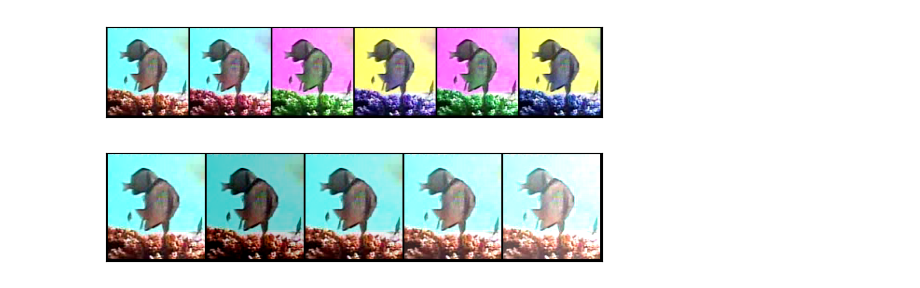
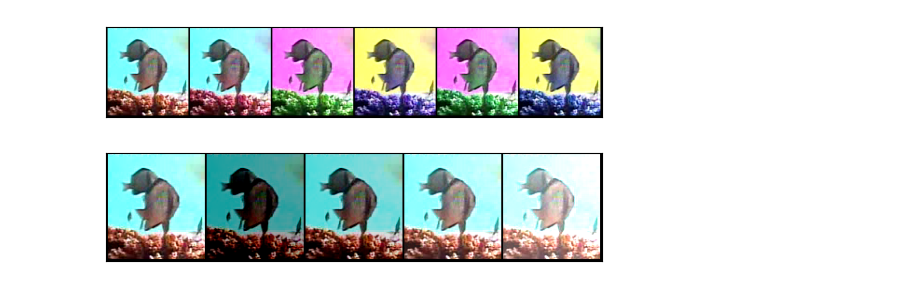
Before and after one commit to krittin-kulrat/MaskAugFish, a Jupyter notebook: demo/augmentation.ipynb, the cells around one changed output. Cells and saved outputs as stored; diff of their text form; code cells hidden in the pictures.

```diff
--- a/demo/augmentation.ipynb
+++ b/demo/augmentation.ipynb
@@ -69,11 +92,12 @@ from maskaugfish.augmentation import addition_transform
 # %%
 image_list = [image]
 for value in [-75, -25, 25, 75]:
-    transform = addition_transform(value=value)
+    transform = addition_transform(prob=1,
+                                   value=value)
     augmented_image = transform(image)
     image_list.append(augmented_image)
 # %%
-grid = tv.utils.make_grid(image_list, nrow=6)
+grid = tv.utils.make_grid(image_list, nrow=5)
 show(grid)
 # %% [output]
-[figure, old version]
+[figure, new version]
```
Also changed, not shown: parts of 13 cells of this notebook, 1 other file.
